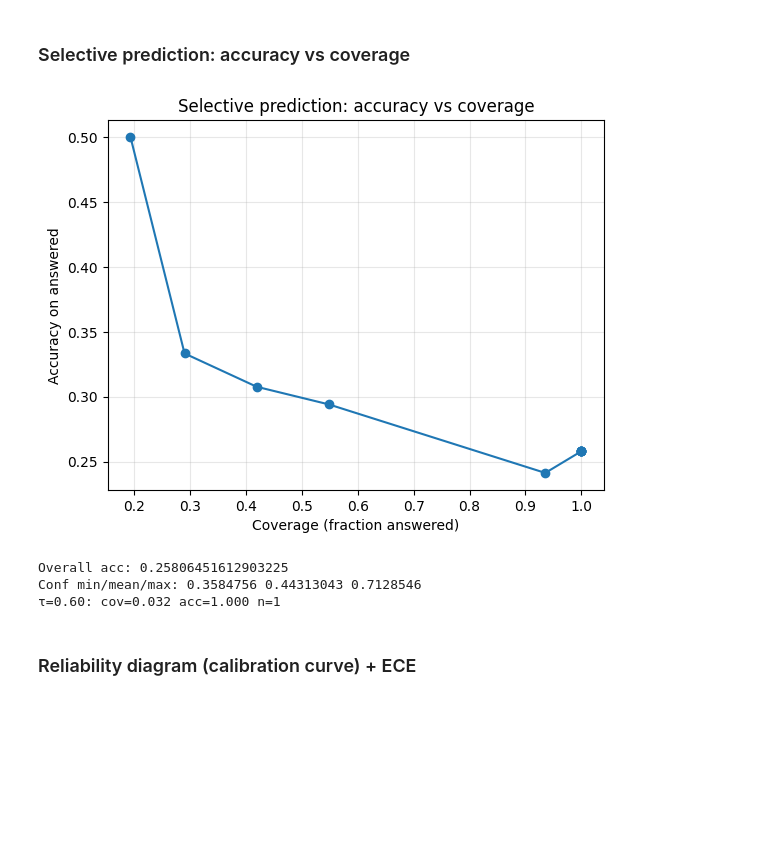
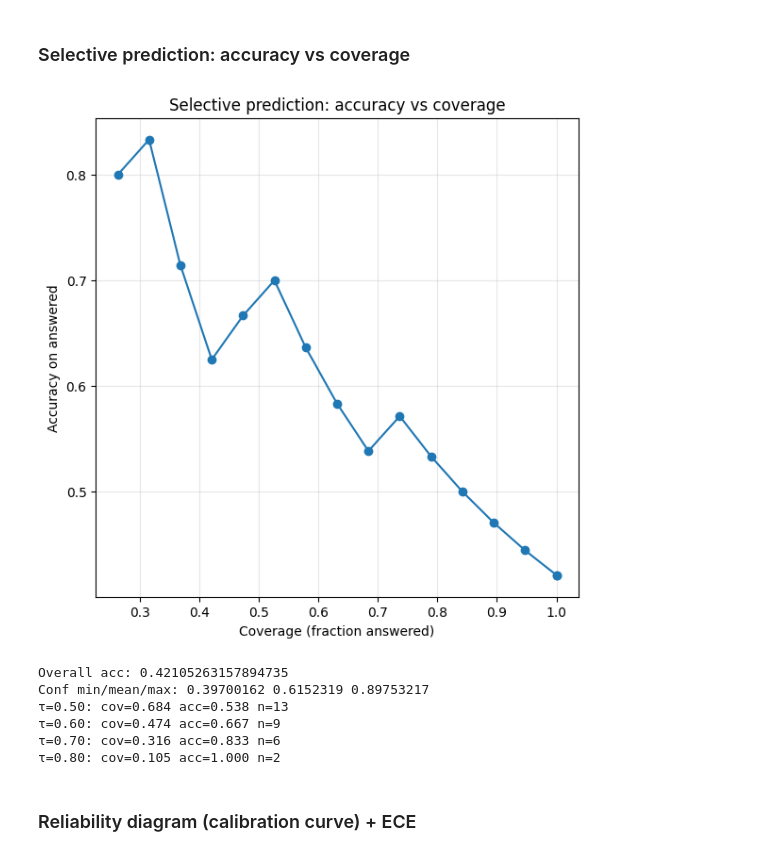
Before and after one commit to rdisipio/BayesianLM-QA, a Jupyter notebook: bayesian_head_mcq.ipynb, the cells around one changed output. Drawn from its saved outputs; the diff is of its cells as text; code cells hidden in the pictures; blank space fills up the shorter version.

```diff
--- a/bayesian_head_mcq.ipynb
+++ b/bayesian_head_mcq.ipynb
@@ -175,7 +175,9 @@ import numpy as np
 import torch
 from transformers import AutoTokenizer, AutoModel
 
-mdl_name = "distilbert-base-uncased"  # choose any encoder; frozen
+#mdl_name = "distilbert-base-uncased"  # choose any encoder; frozen
+mdl_name = "bert-large-uncased"
+# mdl_name = "roberta-base"
 tok = AutoTokenizer.from_pretrained(mdl_name)
 enc = AutoModel.from_pretrained(mdl_name)
 enc.eval(); enc.requires_grad_(False)
@@ -213,7 +215,7 @@ from sklearn.model_selection import train_test_split
 from sklearn.preprocessing import StandardScaler
 
 X_train, X_test, y_train, y_test = train_test_split(
-    X, y, test_size=0.25, random_state=42, stratify=y if len(np.unique(y))>1 else None
+    X, y, test_size=0.15, random_state=12345, stratify=y if len(np.unique(y))>1 else None
 )
 
 # flatten options for scaling, then reshape back
@@ -243,14 +245,21 @@ N, C, D = X_train.shape
 
 '''
 def bayes_head_opt(X, y=None):
-    # W: (D, C), b: (C,)
-    W = numpyro.sample("W", dist.Normal(0, 1).expand([D, C]).to_event(2))
-    b = numpyro.sample("b", dist.Normal(0, 1).expand([C]).to_event(1))
-    # logits: (N, C) where logits[n,c] = X[n,c,:] · W[:,c] + b[c]
-    logits = (X * W.T).sum(axis=-1) + b  # broadcasting: W.T -> (C, D)
-    with numpyro.plate("data", X.shape[0]):
-        numpyro.sample("obs", dist.Categorical(logits=logits), obs=y)
+    N, C, D = X.shape
+
+    # Stronger global shrinkage on W ~ N(0, σ_w^2)
+    sigma_w = 1.0   # ↓ from 1.0  (try 0.2–0.5)
+    W = numpyro.sample("W", dist.Normal(0., sigma_w).expand([C, D]).to_event(2))
+
+    # Shrink biases as well
+    sigma_b = 1.0   # ↓ from 2.0  (try 0.3–1.0)
+    b = numpyro.sample("b", dist.Normal(0., sigma_b).expand([C]).to_event(1))
+
+    logits = jnp.einsum("ncd,cd->nc", X, W) + b
+    with numpyro.plate("data", N):
+        numpyro.sample("obs", dist.CategoricalLogits(logits), obs=y)
 '''
+
 
 def bayes_head_opt(X, y=None):
     """
@@ -262,12 +271,13 @@ def bayes_head_opt(X, y=None):
     # --- hierarchical shrinkage on weights W: (C, D) ---
     # Non-centered param: W = tau * z  with z ~ N(0,1)
     # You can also make tau per-class: tau ~ HalfCauchy(1).expand([C])
-    tau = numpyro.sample("tau", dist.HalfCauchy(1.0))
-    zW  = numpyro.sample("zW",  dist.Normal(0., 1.).expand([C, D]).to_event(2))
+    #tau = numpyro.sample("tau", dist.HalfCauchy(0.5))
+    tau = numpyro.sample("tau", dist.LogNormal(jnp.log(0.3), 0.3))  # mean ≈ 0.3
+    zW  = numpyro.sample("zW",  dist.Normal(0., 0.5).expand([C, D]).to_event(2))
     W   = numpyro.deterministic("W", tau * zW)                # (C, D)
 
     # --- intercepts with mild prior ---
-    b   = numpyro.sample("b", dist.Normal(0., 2.).expand([C]).to_event(1))  # (C,)
+    b   = numpyro.sample("b", dist.Normal(0., 0.5).expand([C]).to_event(1))  # (C,)
 
     # --- logits[n, c] = <X[n, c, :], W[c, :]> + b[c] ---
     # Use einsum for clarity & to avoid silent broadcasting issues
@@ -290,7 +300,7 @@ mcmc = MCMC(
     nuts,
     num_warmup=500,            # ↓ warmup
     num_samples=2000,           # ↓ samples
-    num_chains=4,              # 1 chain
+    num_chains=4,              # n chains
     chain_method="parallel",   # avoids vectorized overhead on CPU
     progress_bar=True,
 )
@@ -450,8 +493,8 @@ def selective_curve(probs, y_true, min_answers=5, include_equal=True):
     # Sort unique confidence values ascending; add 0 and just-below-1 endpoints
     uniq = np.unique(conf)
     # add endpoints to ensure curve spans the full range
-    # taus = np.concatenate(([0.0], uniq, [np.nextafter(1.0, 0.0)]))
-    taus = np.linspace(0.2, 0.9, 25)
+    taus = np.concatenate(([0.0], uniq, [np.nextafter(1.0, 0.0)]))
+    #taus = np.linspace(0.1, 1.0, 100)
 
     coverages, accuracies, counts = [], [], []
     for tau in taus:
@@ -474,28 +517,32 @@ def selective_curve(probs, y_true, min_answers=5, include_equal=True):
 # %%
 coverages, accs, taus, counts = selective_curve(p_te, y_test, min_answers=5, include_equal=True)
 
 # (Optional) mask NaNs or low-count regions before plotting
 mask = ~np.isnan(accs)
+plt.figure(figsize=(6.6,6.6))
 plt.plot(coverages[mask], accs[mask], marker='o')
 plt.xlabel("Coverage (fraction answered)")
 plt.ylabel("Accuracy on answered")
 plt.title("Selective prediction: accuracy vs coverage")
 plt.grid(True, alpha=0.3)
 plt.show()
 # %% [output]
-[figure, old version]
+[figure, new version]
 # %%
 print("Overall acc:", (p_te.argmax(1) == y_test).mean())
 conf = p_te.max(1)
 print("Conf min/mean/max:", conf.min(), conf.mean(), conf.max())
-for t in [0.6, 0.8, 0.9, 0.95]:
+for t in [0.5, 0.6, 0.7, 0.8, 0.9, 0.95]:
     ans = conf >= t
     if ans.any():
         print(f"τ={t:.2f}: cov={ans.mean():.3f} acc={ (p_te.argmax(1)[ans]==y_test[ans]).mean():.3f} n={ans.sum()}")
 # %% [output]
-Overall acc: 0.25806451612903225
-Conf min/mean/max: 0.3584756 0.44313043 0.7128546
-τ=0.60: cov=0.032 acc=1.000 n=1
+Overall acc: 0.42105263157894735
+Conf min/mean/max: 0.39700162 0.6152319 0.89753217
+τ=0.50: cov=0.684 acc=0.538 n=13
+τ=0.60: cov=0.474 acc=0.667 n=9
+τ=0.70: cov=0.316 acc=0.833 n=6
+τ=0.80: cov=0.105 acc=1.000 n=2
 # %% [markdown]
 
 ### Reliability diagram (calibration curve) + ECE
```
Also changed, not shown: parts of 9 cells of this notebook, 1 other file.
